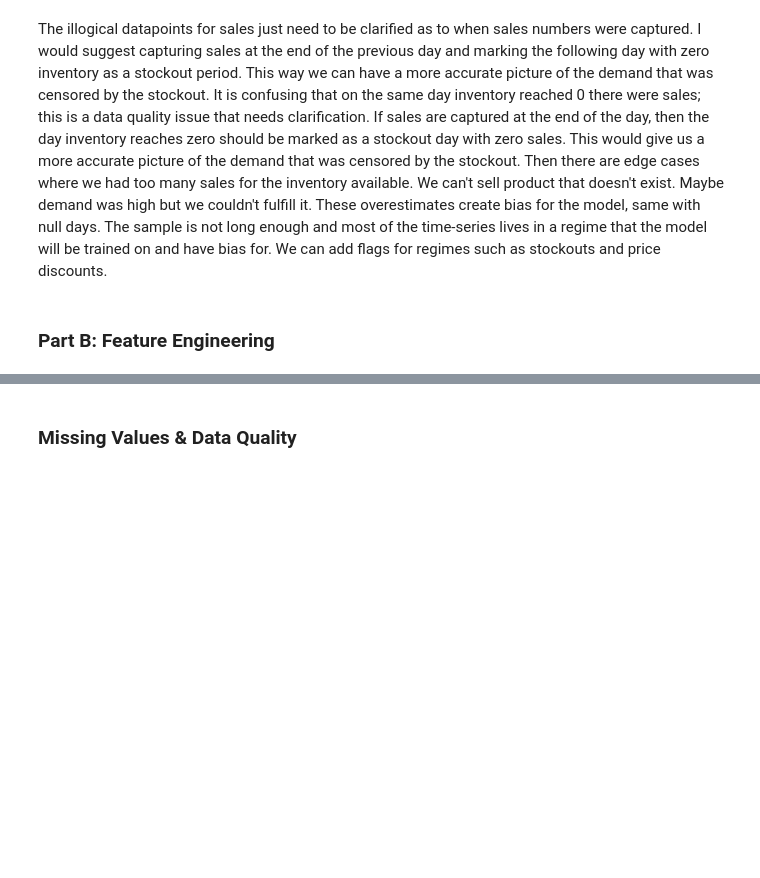
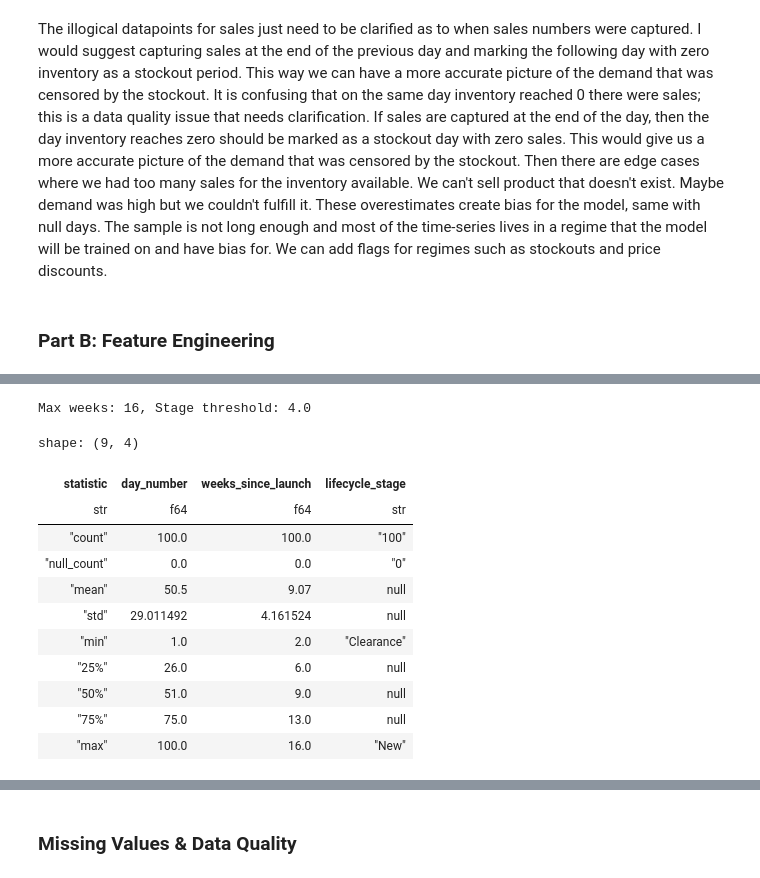
Before and after one commit to dany-stefan/jesta_workspace, a Jupyter notebook: dany_stefan_ml_assessment/tmp_answers_part2.ipynb, the cells around one changed output, grey strips where cells are left out. Cells and saved outputs as stored; diff of their text form; code cells hidden in the pictures; blank space fills up the shorter version.

```diff
--- a/dany_stefan_ml_assessment/tmp_answers_part2.ipynb
+++ b/dany_stefan_ml_assessment/tmp_answers_part2.ipynb
@@ -348,0 +430,37 @@ stockout_days
+# %%
+# Classify as: new/growth/mature/clearance based on weeks_since_launch
+# Assumption: 4 even stages (business requirements can change)
+max_weeks = df.select(pl.col("weeks_since_launch").max()).item()
+stage_threshold = max_weeks / 4
+
+df = df.with_columns([
+    pl.when(pl.col("weeks_since_launch") <= stage_threshold)
+        .then(pl.lit("New"))
+    .when(pl.col("weeks_since_launch") <= stage_threshold * 2)
+        .then(pl.lit("Growth"))
+    .when(pl.col("weeks_since_launch") <= stage_threshold * 3)
+        .then(pl.lit("Mature"))
+    .otherwise(pl.lit("Clearance"))
+    .alias("lifecycle_stage")
+])
+# Pandas:
+# max_weeks = df['weeks_since_launch'].max()
+# stage_threshold = max_weeks / 4
+# df['lifecycle_stage'] = pd.cut(df['weeks_since_launch'], bins=[0, stage_threshold, stage_threshold*2, stage_threshold*3, max_weeks], labels=['New', 'Growth', 'Mature', 'Clearance'])
+
+print(f"Max weeks: {max_weeks}, Stage threshold: {stage_threshold}")
+df.select(["day_number", "weeks_since_launch", "lifecycle_stage"]).describe()
+# %% [output]
+Max weeks: 16, Stage threshold: 4.0
+shape: (9, 4)
+| statistic | day_number | weeks_since_launch | lifecycle_stage |
+| str | f64 | f64 | str |
+| "count" | 100.0 | 100.0 | "100" |
+| "null_count" | 0.0 | 0.0 | "0" |
+| "mean" | 50.5 | 9.07 | null |
+| "std" | 29.011492 | 4.161524 | null |
+| "min" | 1.0 | 2.0 | "Clearance" |
+| "25%" | 26.0 | 6.0 | null |
+| "50%" | 51.0 | 9.0 | null |
+| "75%" | 75.0 | 13.0 | null |
+| "max" | 100.0 | 16.0 | "New" |
```
Also changed, not shown: parts of 16 cells of this notebook.
